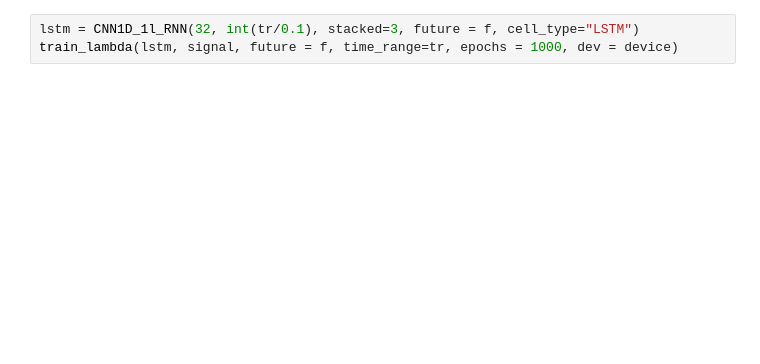
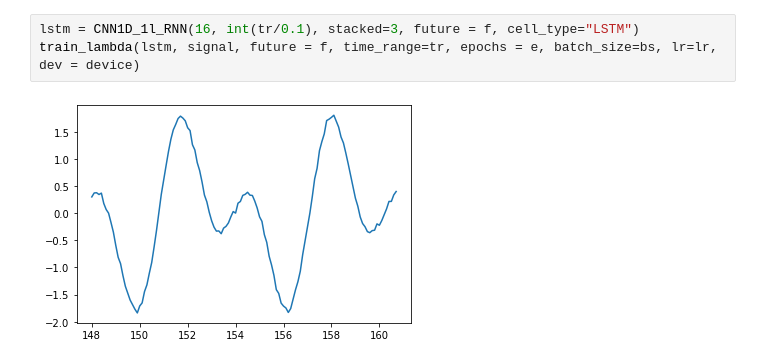
Before and after one commit to 0mp/mpds-orange, a Jupyter notebook: time-series-prediction/model-comparison.ipynb, the cells around one changed output. Cells and saved outputs as stored; diff of their text form; blank space fills up the shorter version.

```diff
--- a/time-series-prediction/model-comparison.ipynb
+++ b/time-series-prediction/model-comparison.ipynb
@@ -27,4 +29,6 @@ tr = 48
 # %%
-lstm = CNN1D_1l_RNN(32, int(tr/0.1), stacked=3, future = f, cell_type="LSTM")
-train_lambda(lstm, signal, future = f, time_range=tr, epochs = 1000, dev = device)
+lstm = CNN1D_1l_RNN(16, int(tr/0.1), stacked=3, future = f, cell_type="LSTM")
+train_lambda(lstm, signal, future = f, time_range=tr, epochs = e, batch_size=bs, lr=lr, dev = device)
+# %% [output]
+[figure, added]
 # %%
```
Also changed, not shown: parts of 6 cells of this notebook, 4 other files.
